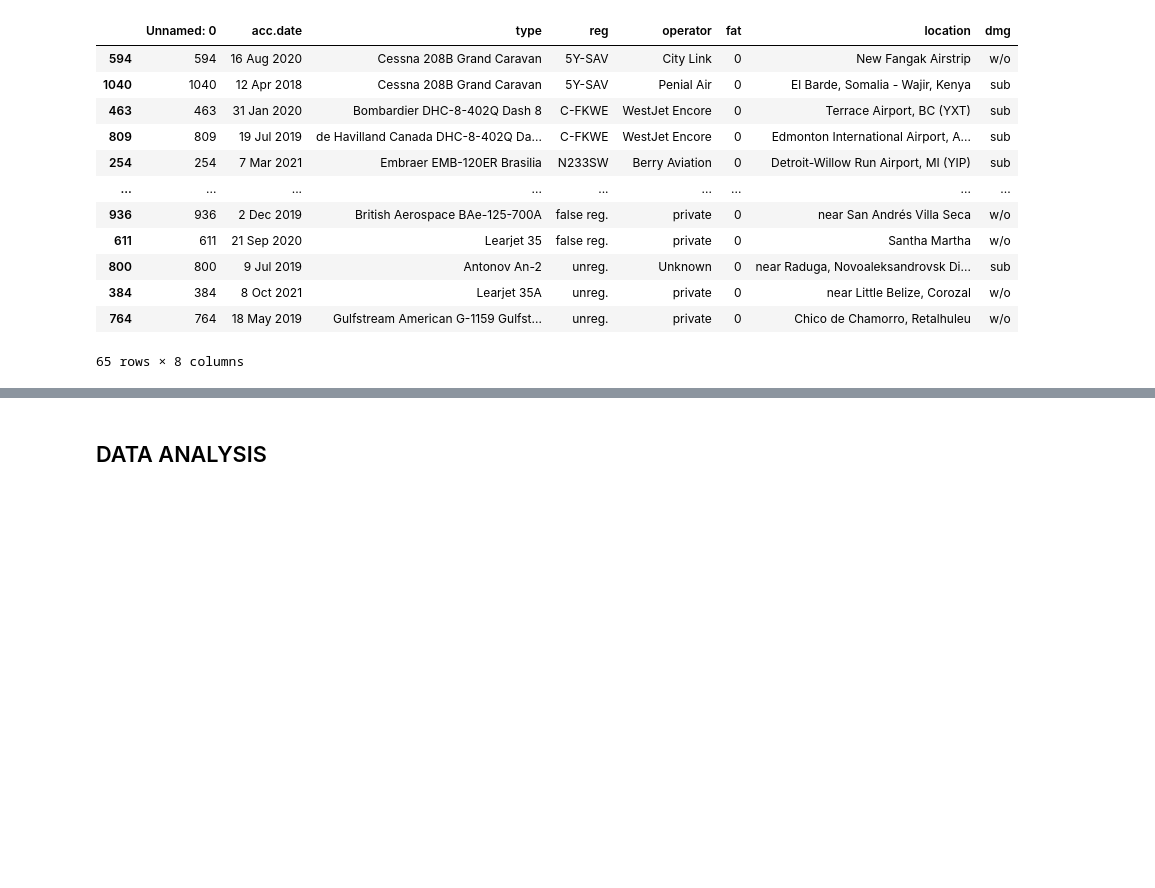
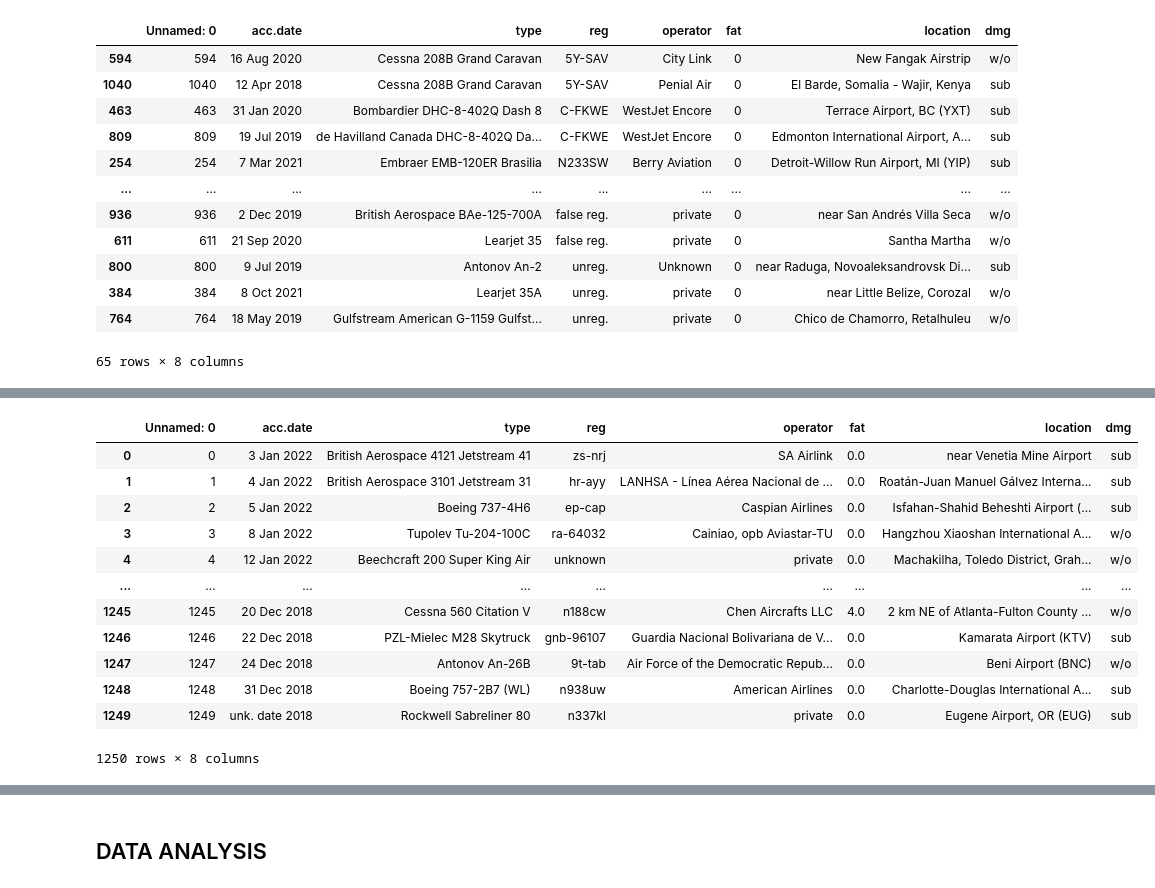
Before and after one commit to nduvawinnie/FINAL_PROJECT_PHASE_1, a Jupyter notebook: flight_notebook.ipynb, the cells around one changed output, grey strips where cells are left out. Saved outputs shown, nothing was run; the diff lists cells and outputs as text; code cells hidden in the pictures; blank space fills up the shorter version.

```diff
--- a/flight_notebook.ipynb
+++ b/flight_notebook.ipynb
@@ -238,0 +305,3 @@ df[df['reg'].duplicated(keep=False)].sort_values('reg')
+# %%
+#replacing the missing values with 'Unknown' in the operator column
+df.loc[:, 'operator'] = df['operator'].fillna("Unknown")
@@ -238,0 +335,3 @@ df[df['reg'].duplicated(keep=False)].sort_values('reg')
+# %%
+#first we convert the data type to string
+df.loc[:,'fat'] = df['fat'].astype(str)
@@ -238,0 +346,5 @@ df[df['reg'].duplicated(keep=False)].sort_values('reg')
+# %%
+# replacing nan  to become NaN
+df.loc[:,'fat'] = df['fat'].replace('nan', np.nan)
+#checking our data
+print(df['fat'].unique())
@@ -238,0 +356,6 @@ df[df['reg'].duplicated(keep=False)].sort_values('reg')
+# %%
+#summing up errors with '5+1'in our data
+df.loc[:,'fat'] = df['fat'].apply(lambda x: pd.eval(str(x)) if isinstance(x, str) else x)
+
+#checking our data
+print(df['fat'].unique())
@@ -238,0 +392,16 @@ df[df['reg'].duplicated(keep=False)].sort_values('reg')
+# %%
+df
+# %% [output]
+|  | Unnamed: 0 | acc.date | type | reg | operator | fat | location | dmg |
+| 0 | 0 | 3 Jan 2022 | British Aerospace 4121 Jetstream 41 | zs-nrj | SA Airlink | 0.0 | near Venetia Mine Airport | sub |
+| 1 | 1 | 4 Jan 2022 | British Aerospace 3101 Jetstream 31 | hr-ayy | LANHSA - Línea Aérea Nacional de ... | 0.0 | Roatán-Juan Manuel Gálvez Interna... | sub |
+| 2 | 2 | 5 Jan 2022 | Boeing 737-4H6 | ep-cap | Caspian Airlines | 0.0 | Isfahan-Shahid Beheshti Airport (... | sub |
+| 3 | 3 | 8 Jan 2022 | Tupolev Tu-204-100C | ra-64032 | Cainiao, opb Aviastar-TU | 0.0 | Hangzhou Xiaoshan International A... | w/o |
+| 4 | 4 | 12 Jan 2022 | Beechcraft 200 Super King Air | unknown | private | 0.0 | Machakilha, Toledo District, Grah... | w/o |
+| ... | ... | ... | ... | ... | ... | ... | ... | ... |
+| 1245 | 1245 | 20 Dec 2018 | Cessna 560 Citation V | n188cw | Chen Aircrafts LLC | 4.0 | 2 km NE of Atlanta-Fulton County ... | w/o |
+| 1246 | 1246 | 22 Dec 2018 | PZL-Mielec M28 Skytruck | gnb-96107 | Guardia Nacional Bolivariana de V... | 0.0 | Kamarata Airport (KTV) | sub |
+| 1247 | 1247 | 24 Dec 2018 | Antonov An-26B | 9t-tab | Air Force of the Democratic Repub... | 0.0 | Beni Airport (BNC) | w/o |
+| 1248 | 1248 | 31 Dec 2018 | Boeing 757-2B7 (WL) | n938uw | American Airlines | 0.0 | Charlotte-Douglas International A... | sub |
+| 1249 | 1249 | unk. date 2018 | Rockwell Sabreliner 80 | n337kl | private | 0.0 | Eugene Airport, OR (EUG) | sub |
+1250 rows × 8 columns
```
Also changed, not shown: parts of 24 cells of this notebook.
